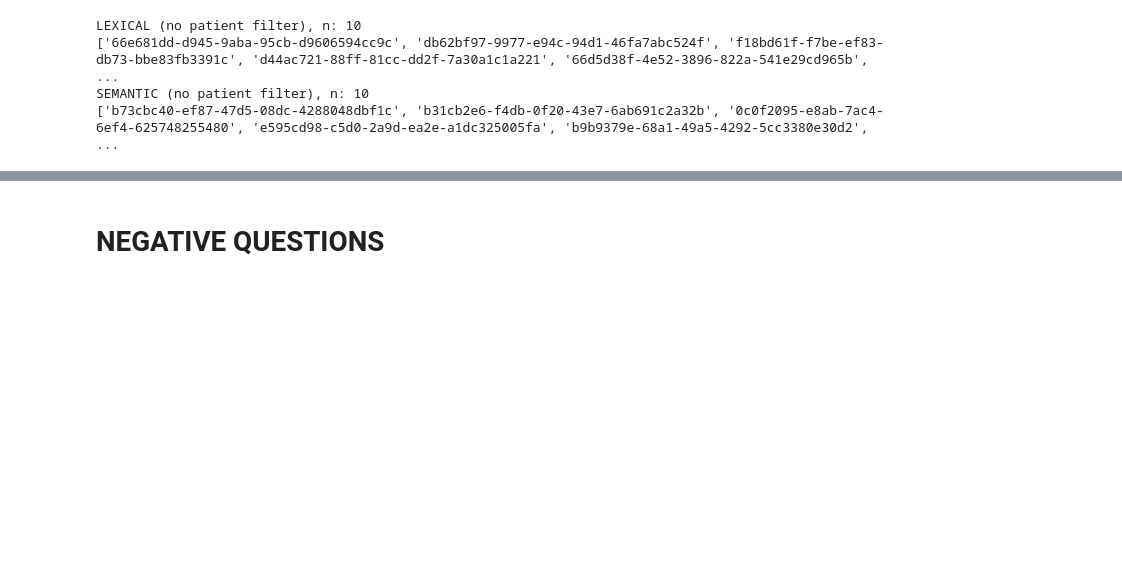
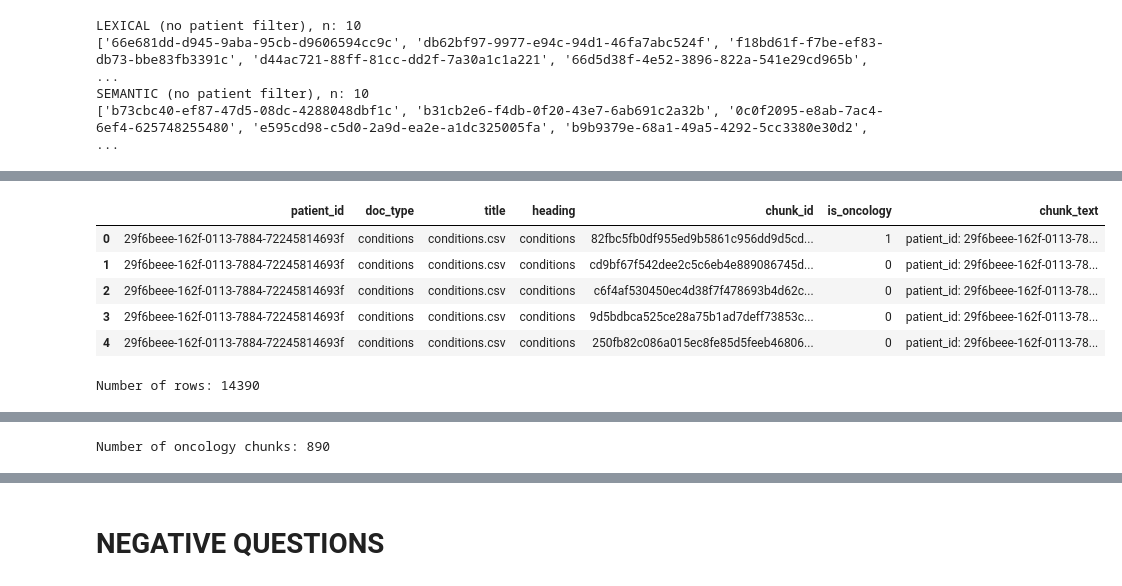
Before and after one commit to btomaszewicz/llm-zoomcamp-capstone-project, a Jupyter notebook: notebooks/rag_eval_cost.ipynb, the cells around one changed output, grey strips where cells are left out. Drawn from its saved outputs; the diff is of its cells as text; code cells hidden in the pictures; blank space fills up the shorter version.

```diff
--- a/notebooks/rag_eval_cost.ipynb
+++ b/notebooks/rag_eval_cost.ipynb
@@ -2052,0 +2672,48 @@ SEMANTIC (no patient filter), n: 10
+# %%
+# look at all oncology chunks:
+
+import sqlite3
+import pandas as pd
+from pathlib import Path
+
+db_path = Path("../data/retrieval/metadata.db")
+patient_ids = selected_patient_ids
+
+conn = sqlite3.connect(db_path)
+
+# Multiple patient_ids: build an IN (...) placeholder list.
+if not patient_ids:
+    chunks_df = pd.DataFrame()  # avoid invalid SQL: IN ()
+else:
+    placeholders = ",".join(["?"] * len(patient_ids))
+    query = f"""
+    SELECT
+        chunks.patient_id,
+        documents.doc_type,
+        documents.title,
+        chunks.heading,
+        chunks.chunk_id,
+        chunks.is_oncology,
+        chunks.chunk_text
+    FROM chunks
+    JOIN documents ON chunks.document_id = documents.document_id
+    WHERE chunks.patient_id IN ({placeholders})
+    """
+    chunks_df = pd.read_sql_query(query, conn, params=patient_ids)
+
+conn.close()
+
+display(chunks_df.head())
+print("Number of rows:", len(chunks_df))
+
+onc_chunks = chunks_df[chunks_df["is_oncology"] == 1]
+display(onc_chunks.head())
+print("Number of oncology chunks:", len(onc_chunks))
+# %% [output]
+|  | patient_id | doc_type | title | heading | chunk_id | is_oncology | chunk_text |
+| 0 | 29f6beee-162f-0113-7884-72245814693f | conditions | conditions.csv | conditions | 82fbc5fb0df955ed9b5861c956dd9d5cd... | 1 | patient_id: 29f6beee-162f-0113-78... |
+| 1 | 29f6beee-162f-0113-7884-72245814693f | conditions | conditions.csv | conditions | cd9bf67f542dee2c5c6eb4e889086745d... | 0 | patient_id: 29f6beee-162f-0113-78... |
+| 2 | 29f6beee-162f-0113-7884-72245814693f | conditions | conditions.csv | conditions | c6f4af530450ec4d38f7f478693b4d62c... | 0 | patient_id: 29f6beee-162f-0113-78... |
+| 3 | 29f6beee-162f-0113-7884-72245814693f | conditions | conditions.csv | conditions | 9d5bdbca525ce28a75b1ad7deff73853c... | 0 | patient_id: 29f6beee-162f-0113-78... |
+| 4 | 29f6beee-162f-0113-7884-72245814693f | conditions | conditions.csv | conditions | 250fb82c086a015ec8fe85d5feeb46806... | 0 | patient_id: 29f6beee-162f-0113-78... |
+Number of rows: 14390
@@ -2052,0 +2726 @@ SEMANTIC (no patient filter), n: 10
+Number of oncology chunks: 890
```
Also changed, not shown: parts of 31 cells of this notebook, 1 other file.
